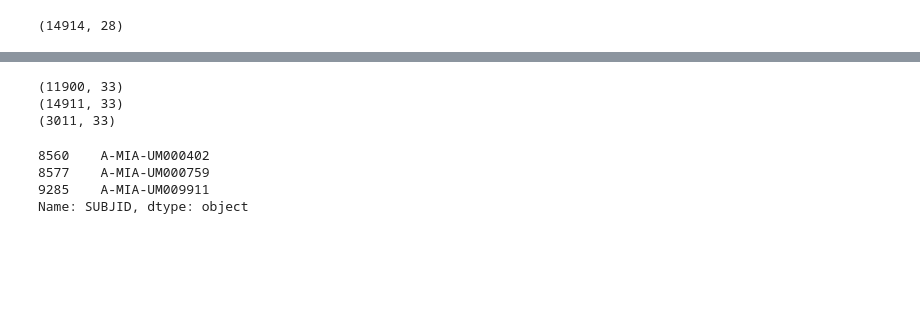
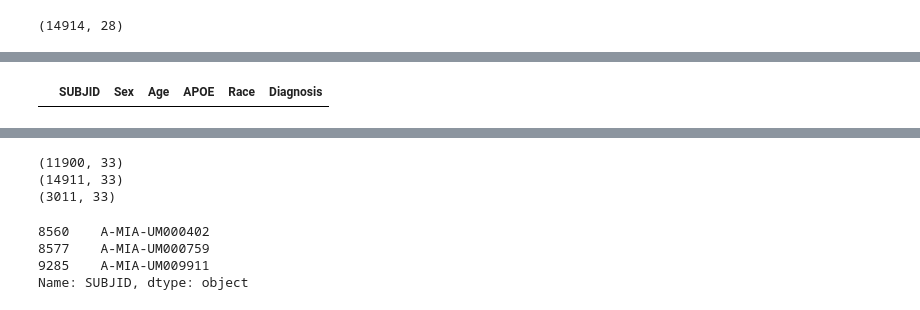
Before and after one commit to teresa-sansan/ADSP_polyfun, a Jupyter notebook: merge_phenotype_ancestry.ipynb, the cells around one changed output, grey strips where cells are left out. Drawn from its saved outputs; the diff is of its cells as text; code cells hidden in the pictures; blank space fills up the shorter version.

```diff
--- a/merge_phenotype_ancestry.ipynb
+++ b/merge_phenotype_ancestry.ipynb
@@ -205 +168,5 @@ phenotype_merge2[phenotype_merge2.SUBJID.isin(phenotype_merge2[phenotype_merge2.
+# %%
+phenotype_merge2[phenotype_merge2.SUBJID.isin(phenotype_merge2[phenotype_merge2.SUBJID.duplicated()].SUBJID)]
+# %% [output]
+|  | SUBJID | Sex | Age | APOE | Race | Diagnosis |
 # %%
```
Also changed, not shown: parts of 17 cells of this notebook, 51 other files.
